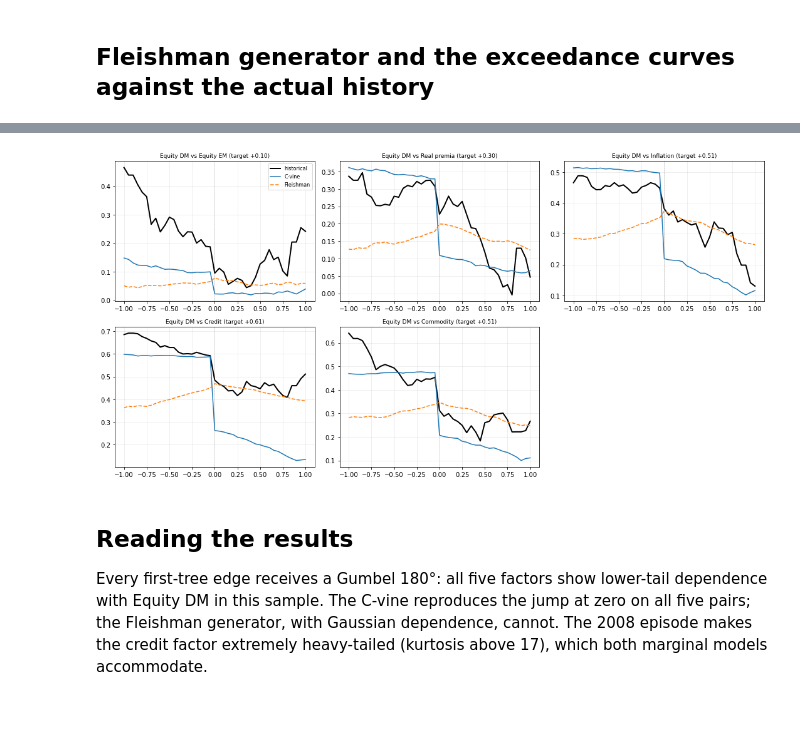
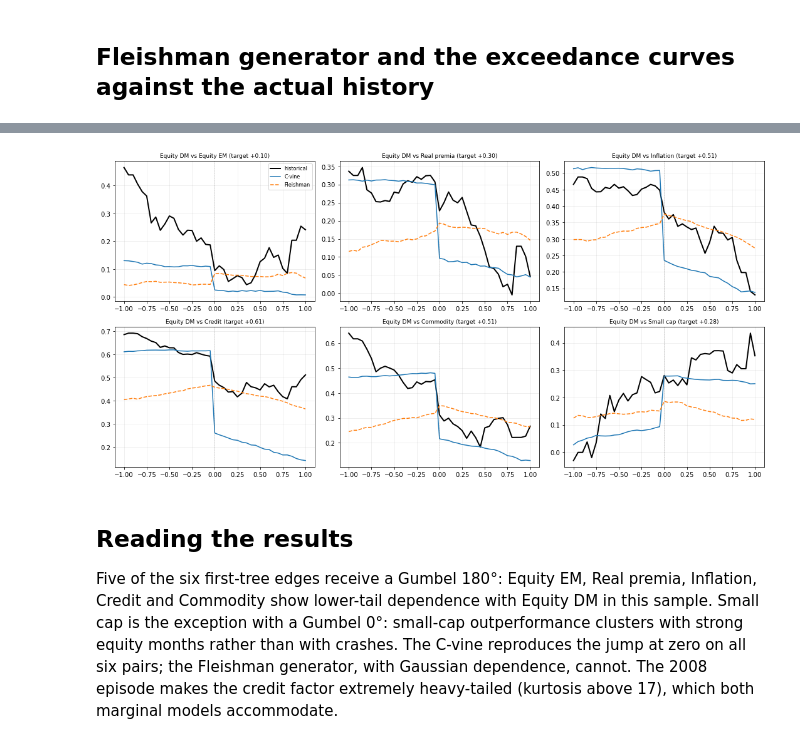
Before and after one commit to mamadouyamar/CVineMarketGen, a Jupyter notebook: examples/06_macro_factors.ipynb, the cells around one changed output, grey strips where cells are left out. Drawn from its saved outputs; the diff is of its cells as text; code cells hidden in the pictures; blank space fills up the shorter version.

Commit message:
docs: notebook 08 assets on macro factors; seven factors in 06
Co-Authored-By: Claude Fable 5.1 <noreply@anthropic.com>
Claude-Session: https://claude.ai/code/session_01XtQ7n2n7c58a1nnuoH39E9

```diff
--- a/examples/06_macro_factors.ipynb
+++ b/examples/06_macro_factors.ipynb
@@ -161,20 +164,23 @@ Diagnostics(n=25000, max |corr error|=0.0129, mean 1.3e-17, vol 1.1e-06, skew 1.
 # %%
 from cvinemarketgen import exceedance_curve
 z = np.round(np.arange(-1, 1.001, 0.05), 3)
 others = [a for a in t.assets if a != "Equity DM"]
 fig, axes = plt.subplots(2, 3, figsize=(15, 7.5)); axes = list(axes.flat)
 for ax, a in zip(axes, others):
     for name, df, st in [("historical", factors, dict(color="black", lw=2)), ("C-vine", X, dict(color="tab:blue")), ("Fleishman", Xf, dict(color="tab:orange", ls="--"))]:
         ax.plot(z, exceedance_curve(df["Equity DM"], df[a], z).values, label=name, **st)
     ax.axvline(0, color="grey", lw=0.6, ls=":"); ax.set_title(f"Equity DM vs {a} (target {t.corr.loc['Equity DM', a]:+.2f})", fontsize=9); ax.grid(alpha=0.25)
-axes[-1].axis("off"); axes[0].legend(fontsize=8); plt.tight_layout(); plt.show()
+axes[0].legend(fontsize=8); plt.tight_layout(); plt.show()
 # %% [output]
-[figure, old version]
+[figure, new version]
 # %% [markdown]
 ## Reading the results
 
-Every first-tree edge receives a Gumbel 180°: all five factors show lower-tail
-dependence with Equity DM in this sample. The C-vine reproduces the jump at
-zero on all five pairs; the Fleishman generator, with Gaussian dependence,
-cannot. The 2008 episode makes the credit factor extremely heavy-tailed
-(kurtosis above 17), which both marginal models accommodate.
+Five of the six first-tree edges receive a Gumbel 180°: Equity EM, Real premia,
+Inflation, Credit and Commodity show lower-tail dependence with Equity DM in
+this sample. Small cap is the exception with a Gumbel 0°: small-cap
+outperformance clusters with strong equity months rather than with crashes.
+The C-vine reproduces the jump at zero on all six pairs; the Fleishman
+generator, with Gaussian dependence, cannot. The 2008 episode makes the credit
+factor extremely heavy-tailed (kurtosis above 17), which both marginal models
+accommodate.
```
Also changed, not shown: parts of 10 cells of this notebook, 2 other files.
